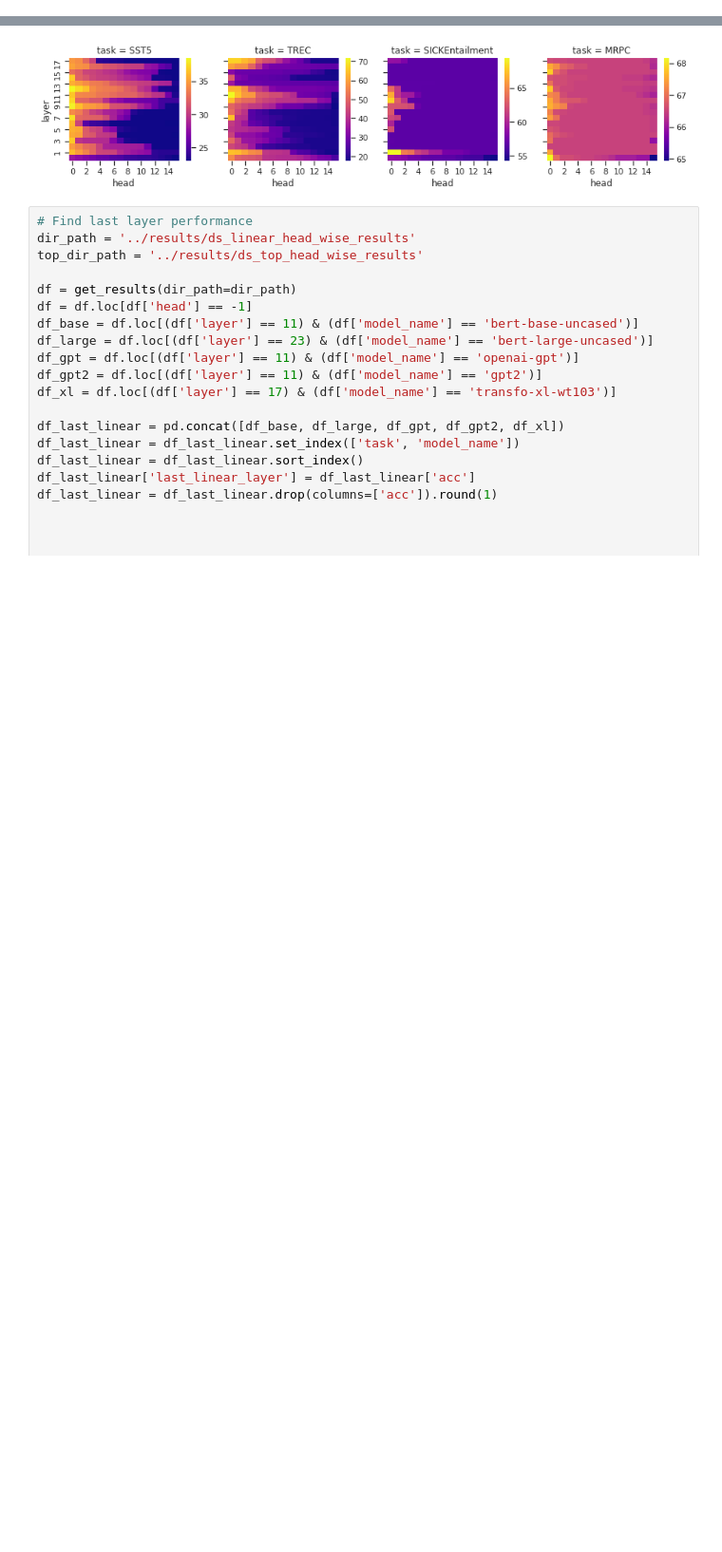
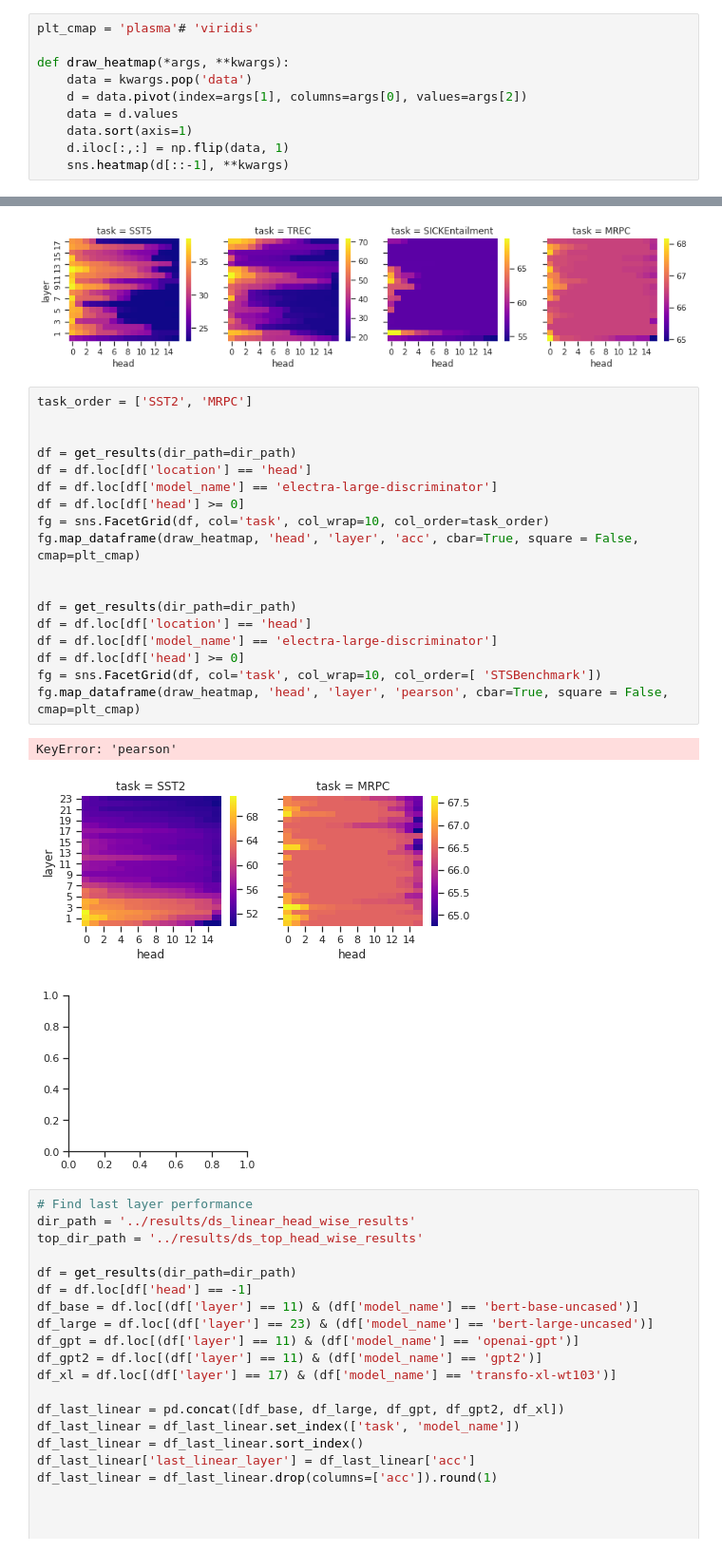
Before and after one commit to heartcored98/transformer_anatomy, a Jupyter notebook: examples/downstream/downstream_embedding_reconstruction.ipynb, the cells around one changed output, grey strips where cells are left out. Shown at 95% size. Drawn from its saved outputs; the diff is of its cells as text; blank space fills up the shorter version.

Commit message:
Add electra downstream task results

```diff
--- a/examples/downstream/downstream_embedding_reconstruction.ipynb
+++ b/examples/downstream/downstream_embedding_reconstruction.ipynb
@@ -67,6 +67,16 @@ def get_multi_head_results(dir_path='./top_head_wise_results'):
             pass
 
     return df
+# %%
+plt_cmap = 'plasma'# 'viridis'
+
+def draw_heatmap(*args, **kwargs):
+    data = kwargs.pop('data')
+    d = data.pivot(index=args[1], columns=args[0], values=args[2])
+    data = d.values
+    data.sort(axis=1)
+    d.iloc[:,:] = np.flip(data, 1)
+    sns.heatmap(d[::-1], **kwargs)
 # %%
 plt_cmap = 'plasma'# 'viridis'
 
@@ -121,6 +131,28 @@ fg.map_dataframe(draw_heatmap, 'head', 'layer', 'acc', cbar=True, square = False
 [figure]
 [figure]
 [figure]
+# %%
+task_order = ['SST2', 'MRPC']
+
+
+df = get_results(dir_path=dir_path)
+df = df.loc[df['location'] == 'head']
+df = df.loc[df['model_name'] == 'electra-large-discriminator']
+df = df.loc[df['head'] >= 0]
+fg = sns.FacetGrid(df, col='task', col_wrap=10, col_order=task_order)
+fg.map_dataframe(draw_heatmap, 'head', 'layer', 'acc', cbar=True, square = False, cmap=plt_cmap)
+
+
+df = get_results(dir_path=dir_path)
+df = df.loc[df['location'] == 'head']
+df = df.loc[df['model_name'] == 'electra-large-discriminator']
+df = df.loc[df['head'] >= 0]
+fg = sns.FacetGrid(df, col='task', col_wrap=10, col_order=[ 'STSBenchmark'])
+fg.map_dataframe(draw_heatmap, 'head', 'layer', 'pearson', cbar=True, square = False, cmap=plt_cmap)
+# %% [output]
+KeyError: 'pearson'
+[figure, added]
+[figure, added]
 # %%
 # Find last layer performance
 dir_path = '../results/ds_linear_head_wise_results'
```
Also changed, not shown: 9 other files.
